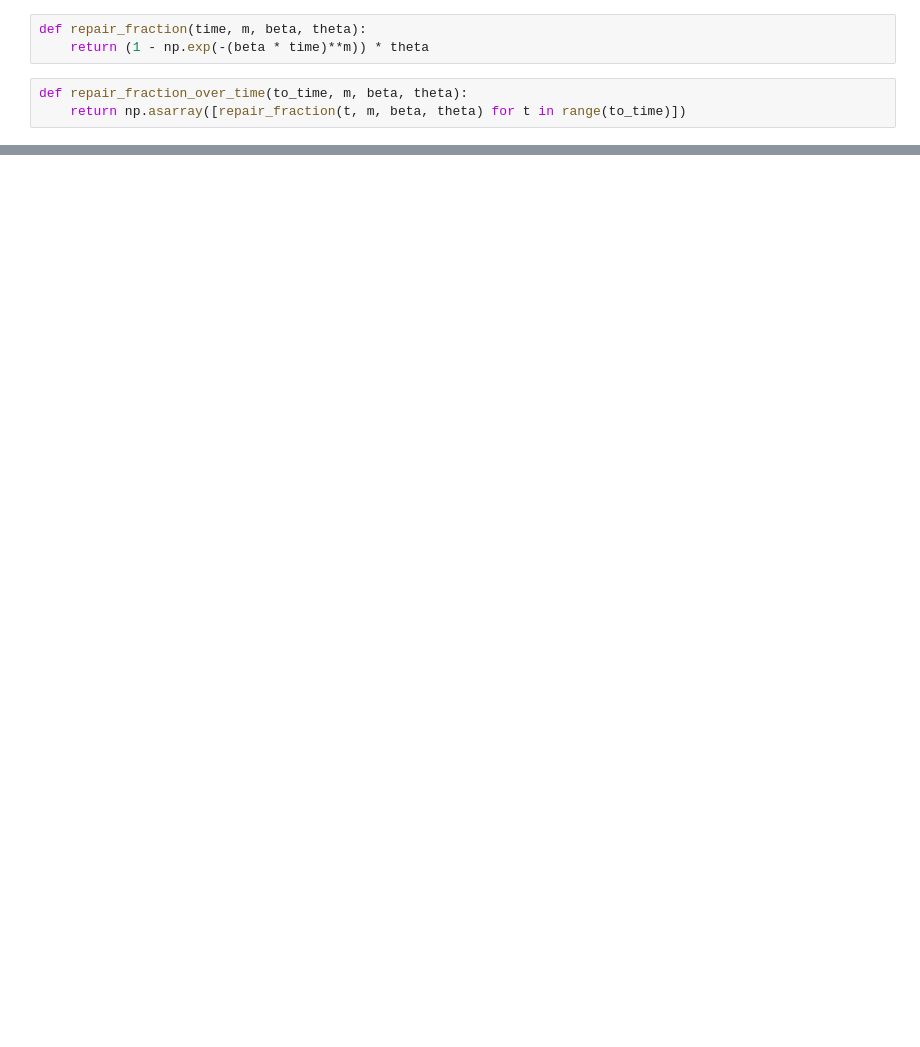
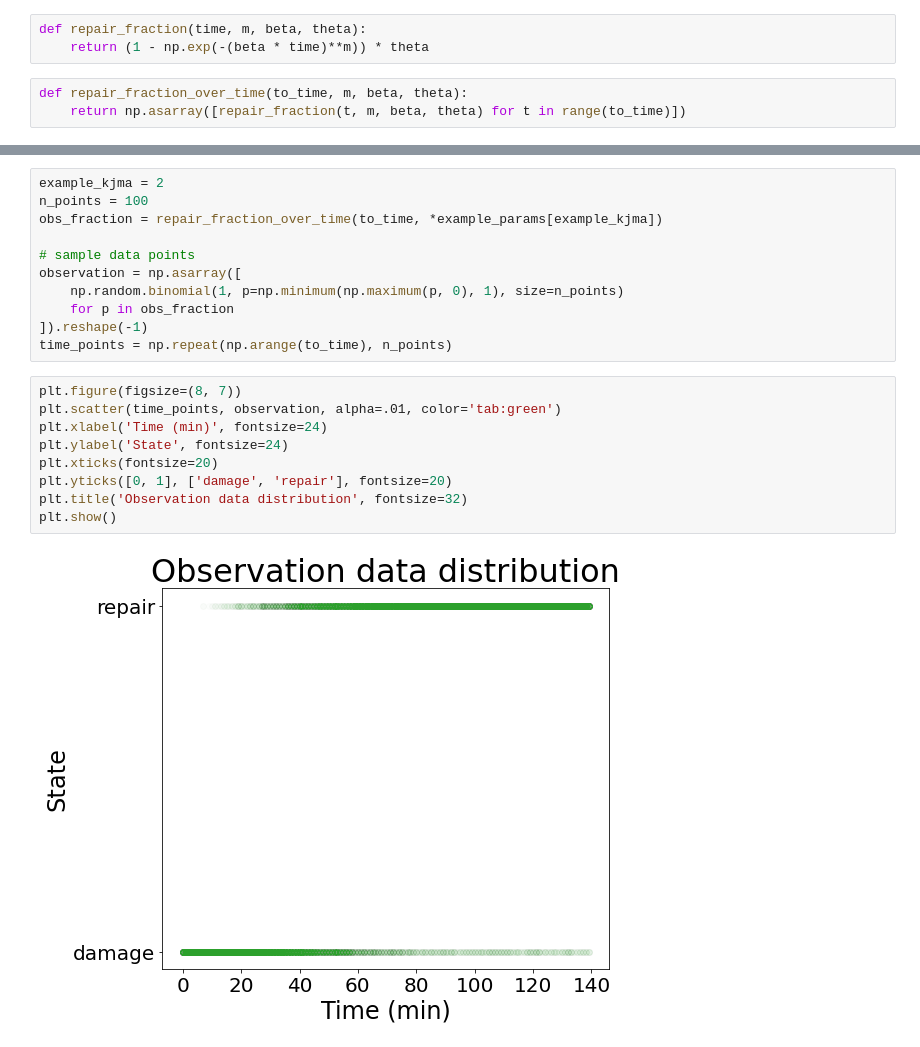
Before and after one commit to leoTiez/celljul, a Jupyter notebook: KJMA Cell Dynamics.ipynb, the cells around one changed output, grey strips where cells are left out. Cells and saved outputs as stored; diff of their text form; blank space fills up the shorter version.

```diff
--- a/KJMA Cell Dynamics.ipynb
+++ b/KJMA Cell Dynamics.ipynb
@@ -305,0 +62,22 @@ gamma(1.5/ 2 + 1)
+# %%
+example_kjma = 2
+n_points = 100
+obs_fraction = repair_fraction_over_time(to_time, *example_params[example_kjma])
+
+# sample data points
+observation = np.asarray([
+    np.random.binomial(1, p=np.minimum(np.maximum(p, 0), 1), size=n_points)
+    for p in obs_fraction
+]).reshape(-1)
+time_points = np.repeat(np.arange(to_time), n_points)
+# %%
+plt.figure(figsize=(8, 7))
+plt.scatter(time_points, observation, alpha=.01, color='tab:green')
+plt.xlabel('Time (min)', fontsize=24)
+plt.ylabel('State', fontsize=24)
+plt.xticks(fontsize=20)
+plt.yticks([0, 1], ['damage', 'repair'], fontsize=20)
+plt.title('Observation data distribution', fontsize=32)
+plt.show()
+# %% [output]
+[figure, added]
```
Also changed, not shown: parts of 42 cells of this notebook.
